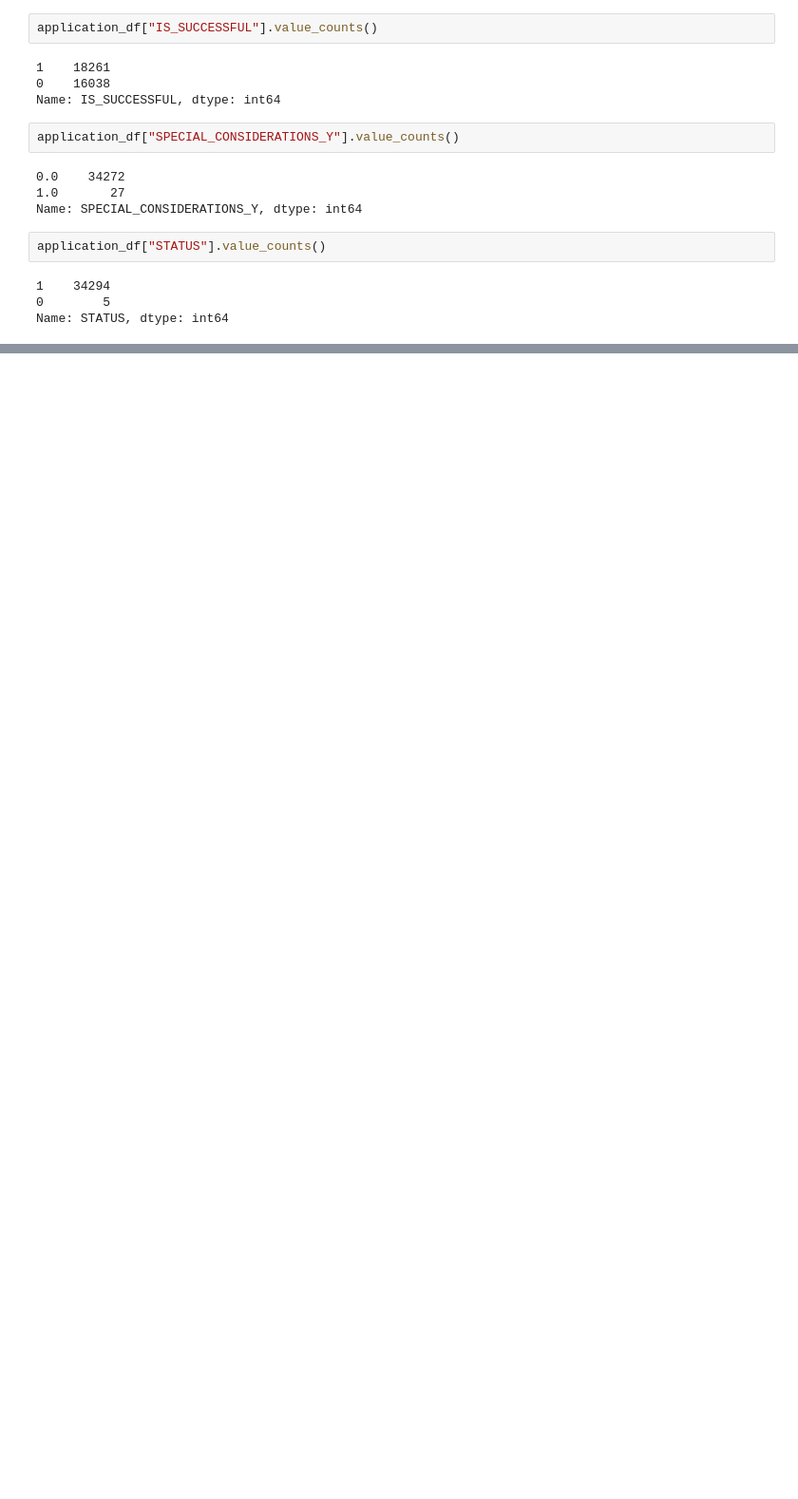
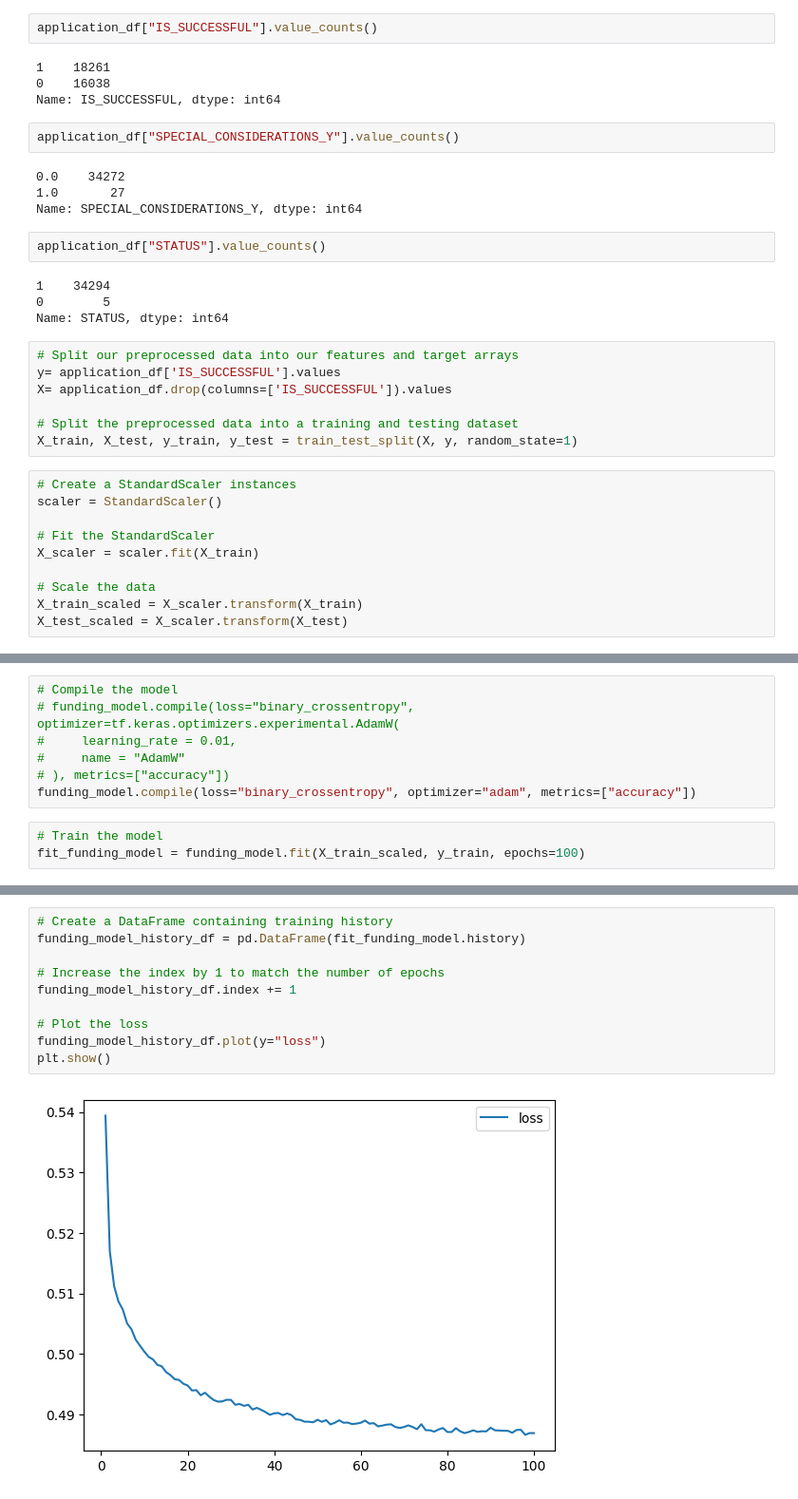
Before and after one commit to SandraBotica/deep-learning-challenge, a Jupyter notebook: AlphabetSoupCharity_Optimisation.ipynb, the cells around one changed output, grey strips where cells are left out. Shown: that part at 95% size. Saved outputs shown, nothing was run; the diff lists cells and outputs as text; blank space fills up the shorter version.

```diff
--- a/AlphabetSoupCharity_Optimisation.ipynb
+++ b/AlphabetSoupCharity_Optimisation.ipynb
@@ -148,3 +223,20 @@ application_df["STATUS"].value_counts()
 1    34294
 0        5
 Name: STATUS, dtype: int64
+# %%
+# Split our preprocessed data into our features and target arrays
+y= application_df['IS_SUCCESSFUL'].values
+X= application_df.drop(columns=['IS_SUCCESSFUL']).values
+
+# Split the preprocessed data into a training and testing dataset
+X_train, X_test, y_train, y_test = train_test_split(X, y, random_state=1)
+# %%
+# Create a StandardScaler instances
+scaler = StandardScaler()
+
+# Fit the StandardScaler
+X_scaler = scaler.fit(X_train)
+
+# Scale the data
+X_train_scaled = X_scaler.transform(X_train)
+X_test_scaled = X_scaler.transform(X_test)
@@ -150,0 +336,10 @@ Name: STATUS, dtype: int64
+# %%
+# Compile the model
+# funding_model.compile(loss="binary_crossentropy", optimizer=tf.keras.optimizers.experimental.AdamW(
+#     learning_rate = 0.01,
+#     name = "AdamW"
+# ), metrics=["accuracy"])
+funding_model.compile(loss="binary_crossentropy", optimizer="adam", metrics=["accuracy"])
+# %%
+# Train the model
+fit_funding_model = funding_model.fit(X_train_scaled, y_train, epochs=100)
@@ -150,0 +364,12 @@ Name: STATUS, dtype: int64
+# %%
+# Create a DataFrame containing training history
+funding_model_history_df = pd.DataFrame(fit_funding_model.history)
+
+# Increase the index by 1 to match the number of epochs
+funding_model_history_df.index += 1
+
+# Plot the loss
+funding_model_history_df.plot(y="loss")
+plt.show()
+# %% [output]
+[figure, added]
```
Also changed, not shown: parts of 24 cells of this notebook, 2 other files.
